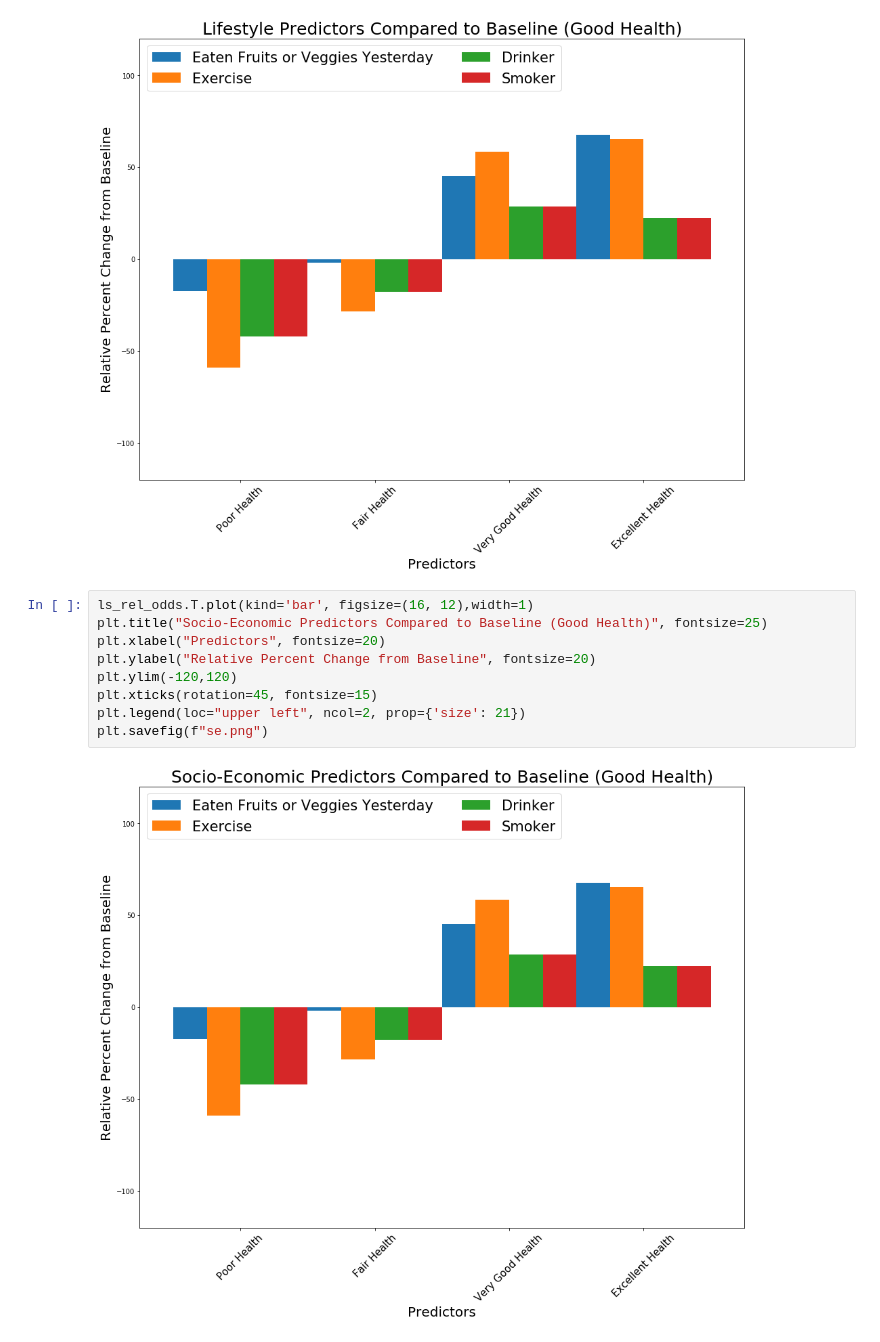
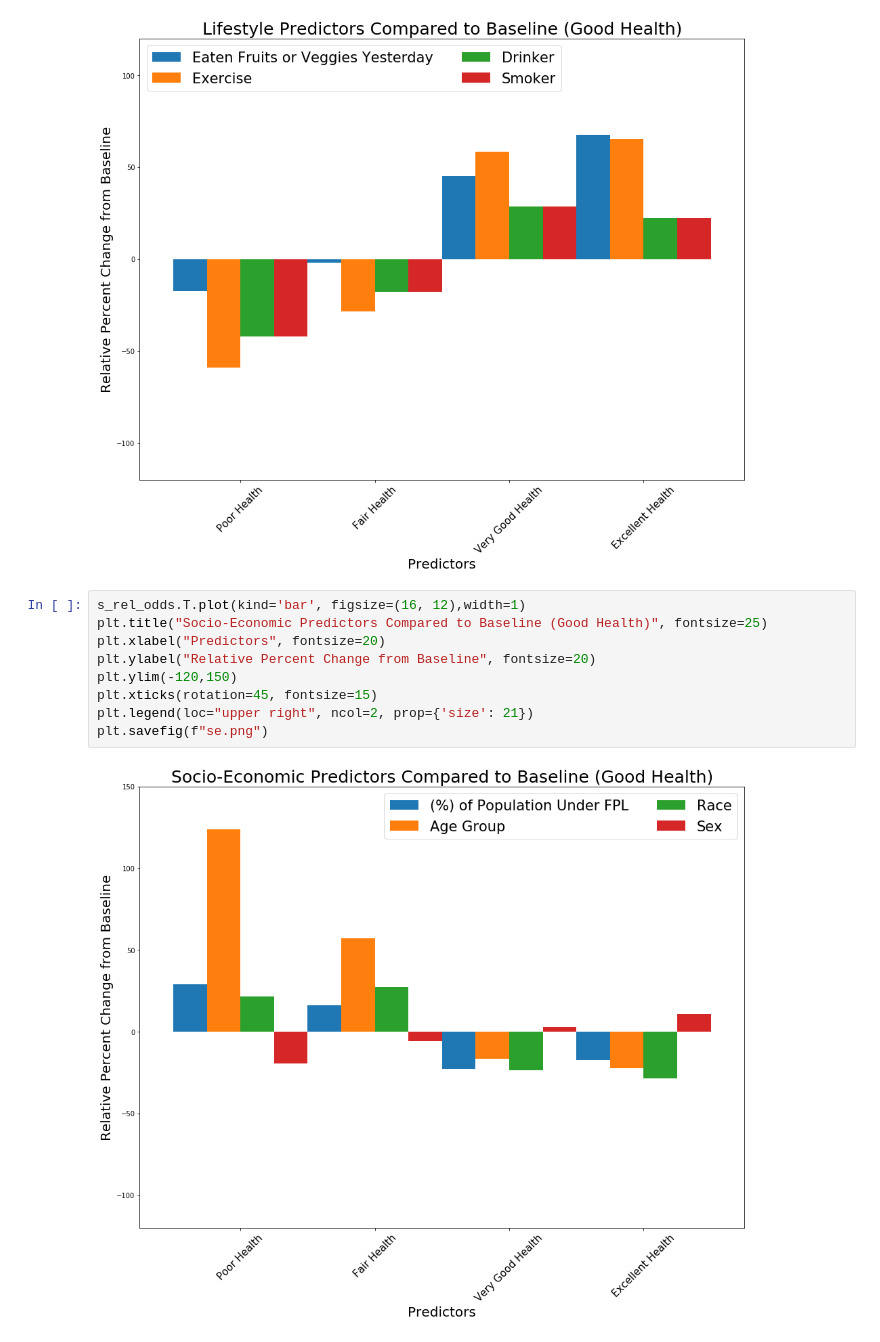
Before and after one commit to tonianderson7329/What-the-Variable, a Jupyter notebook: mnlm.ipynb, the cells around one changed output. Drawn from its saved outputs; the diff is of its cells as text.

Commit message:
fixed error in graph

```diff
--- a/mnlm.ipynb
+++ b/mnlm.ipynb
@@ -205,13 +205,13 @@ plt.savefig(f"lifestyle.png")
 # %% [output]
 [figure]
 # %%
-ls_rel_odds.T.plot(kind='bar', figsize=(16, 12),width=1)
+s_rel_odds.T.plot(kind='bar', figsize=(16, 12),width=1)
 plt.title("Socio-Economic Predictors Compared to Baseline (Good Health)", fontsize=25)
 plt.xlabel("Predictors", fontsize=20)
 plt.ylabel("Relative Percent Change from Baseline", fontsize=20)
-plt.ylim(-120,120)
+plt.ylim(-120,150)
 plt.xticks(rotation=45, fontsize=15)
-plt.legend(loc="upper left", ncol=2, prop={'size': 21})
+plt.legend(loc="upper right", ncol=2, prop={'size': 21})
 plt.savefig(f"se.png")
 # %% [output]
-[figure, old version]
+[figure, new version]
```
Also changed, not shown: 1 other file.
